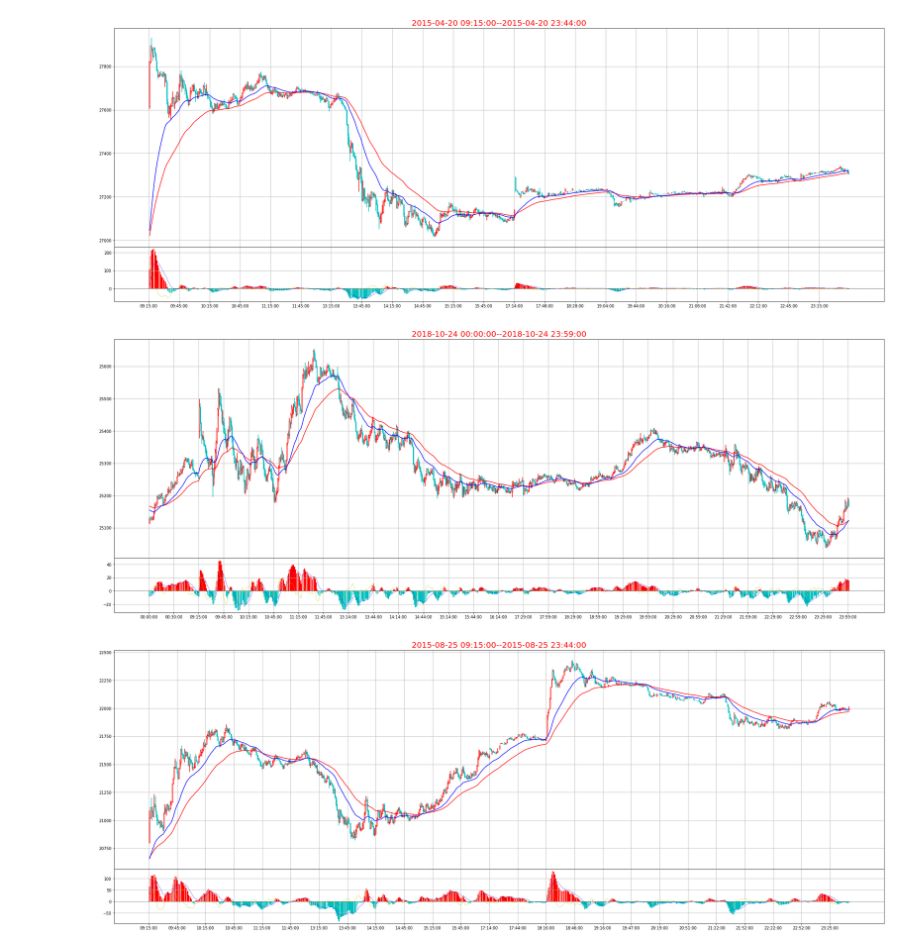
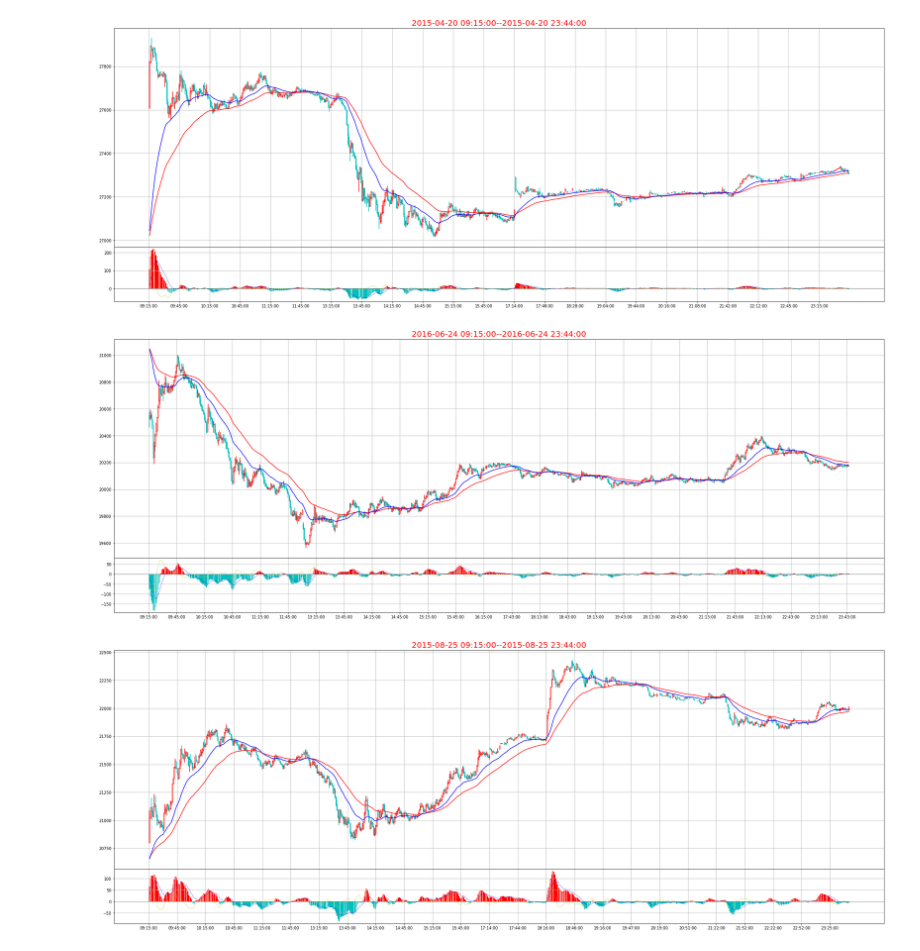
Before and after one commit to che7611/test2, a Jupyter notebook: MA60.ipynb, the cells around one changed output. Saved outputs shown, nothing was run; the diff lists cells and outputs as text; code cells hidden in the pictures.

```diff
--- a/MA60.ipynb
+++ b/MA60.ipynb
@@ -330,11 +410,11 @@ K1.DrawKline(dd)
 # %% [output]
 [figure]
 # %%
-date='2018/10/24'
+date='2016-06-24'
 dd=df1[date]
 K1.DrawKline(dd)
 # %% [output]
-[figure, old version]
+[figure, new version]
 # %%
 date='2015/8/25'
 dd=df1[date]
```
Also changed, not shown: parts of 8 cells of this notebook.
